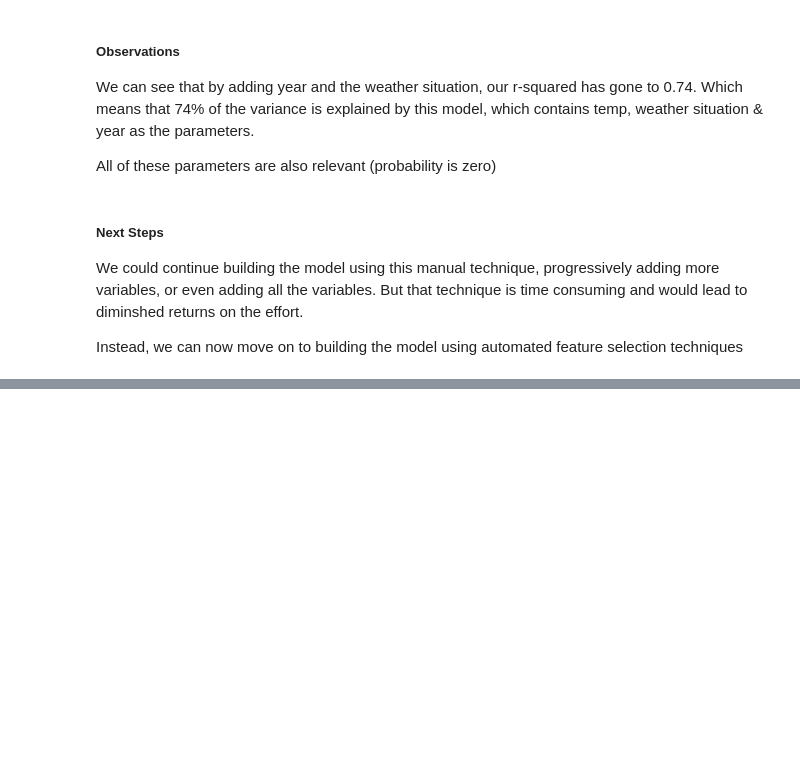
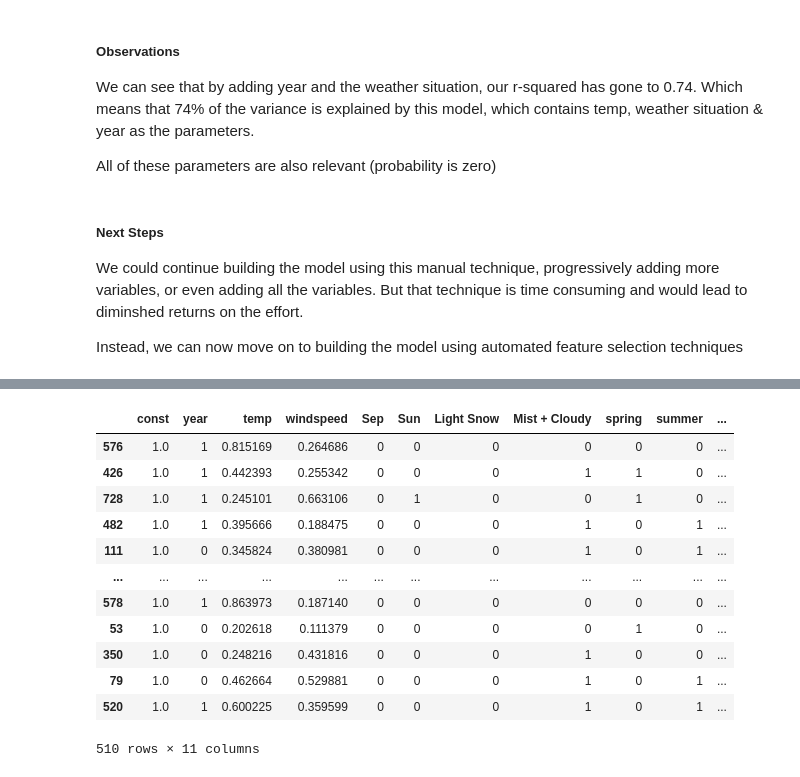
Before and after one commit to harish-babu/boom-bikes-assignment, a Jupyter notebook: Boom-Bikes-Linear-Regression-Assignment.ipynb, the cells around one changed output, grey strips where cells are left out. Saved outputs shown, nothing was run; the diff lists cells and outputs as text; code cells hidden in the pictures; blank space fills up the shorter version.

```diff
--- a/Boom-Bikes-Linear-Regression-Assignment.ipynb
+++ b/Boom-Bikes-Linear-Regression-Assignment.ipynb
@@ -501,0 +676,12 @@ Instead, we can now move on to building the model using automated feature select
+# %%
+# Drop the constant
+X_train_new = X_train_new.drop(['const'], axis=1)
+
+
+vif = pd.DataFrame()
+X = X_train_new
+vif['Features'] = X.columns
+vif['VIF'] = [variance_inflation_factor(X.values, i) for i in range(X.shape[1])]
+vif['VIF'] = round(vif['VIF'], 2)
+vif = vif.sort_values(by = "VIF", ascending = False)
+vif
@@ -501,0 +1025,17 @@ Instead, we can now move on to building the model using automated feature select
+# %%
+X_train_lr_d = sm.add_constant(X_train_lr_d)
+X_train_lr_d
+# %% [output]
+|  | const | year | temp | windspeed | Sep | Sun | Light Snow | Mist + Cloudy | spring | summer | ... |
+| 576 | 1.0 | 1 | 0.815169 | 0.264686 | 0 | 0 | 0 | 0 | 0 | 0 | ... |
+| 426 | 1.0 | 1 | 0.442393 | 0.255342 | 0 | 0 | 0 | 1 | 1 | 0 | ... |
+| 728 | 1.0 | 1 | 0.245101 | 0.663106 | 0 | 1 | 0 | 0 | 1 | 0 | ... |
+| 482 | 1.0 | 1 | 0.395666 | 0.188475 | 0 | 0 | 0 | 1 | 0 | 1 | ... |
+| 111 | 1.0 | 0 | 0.345824 | 0.380981 | 0 | 0 | 0 | 1 | 0 | 1 | ... |
+| ... | ... | ... | ... | ... | ... | ... | ... | ... | ... | ... | ... |
+| 578 | 1.0 | 1 | 0.863973 | 0.187140 | 0 | 0 | 0 | 0 | 0 | 0 | ... |
+| 53 | 1.0 | 0 | 0.202618 | 0.111379 | 0 | 0 | 0 | 0 | 1 | 0 | ... |
+| 350 | 1.0 | 0 | 0.248216 | 0.431816 | 0 | 0 | 0 | 1 | 0 | 0 | ... |
+| 79 | 1.0 | 0 | 0.462664 | 0.529881 | 0 | 0 | 0 | 1 | 0 | 1 | ... |
+| 520 | 1.0 | 1 | 0.600225 | 0.359599 | 0 | 0 | 0 | 1 | 0 | 1 | ... |
+510 rows × 11 columns
```
Also changed, not shown: parts of 50 cells of this notebook.
